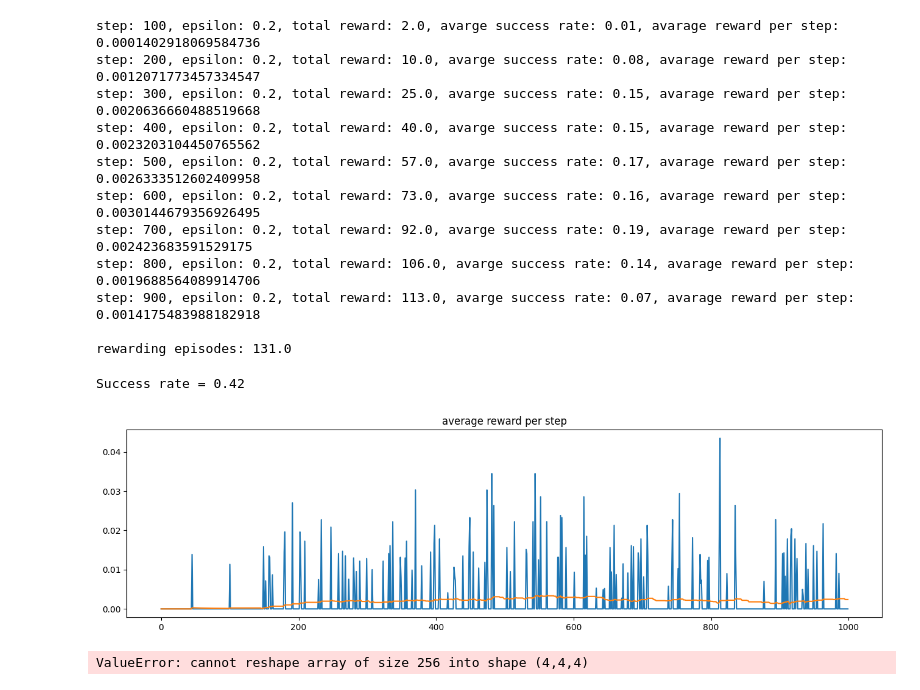
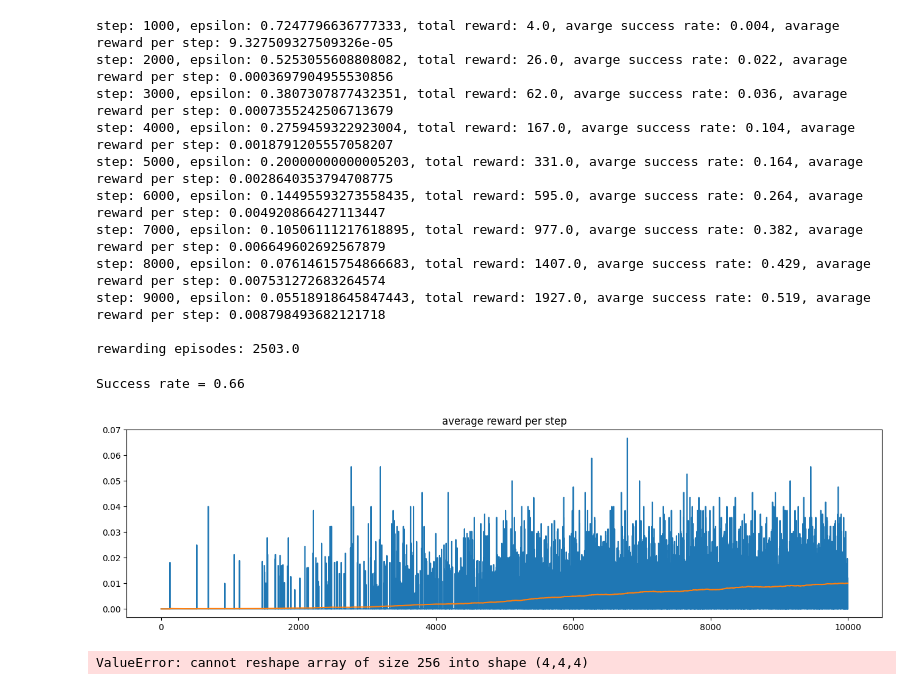
Before and after one commit to tonywang1990/mini-rl, a Jupyter notebook: notebooks/tree_search.ipynb, the cells around one changed output. Drawn from its saved outputs; the diff is of its cells as text; code cells hidden in the pictures.

```diff
--- a/notebooks/tree_search.ipynb
+++ b/notebooks/tree_search.ipynb
@@ -50,46 +48,46 @@ agent = TreeSearchAgent(
     discount_rate=0.95,
     epsilon=0.2,
     learning_rate=0.1,
     agent_type='q_learning',
     planning_steps=2
 )
 
 
 # Start Learning
 for i in range(max_episode):
-    reward, steps = agent.play_episode(env, epsilon=epsilon_schedule)
+    reward, steps = agent.play_episode(env, epsilon=epsilon_schedule[i])
     history.append(reward / steps)
     total_reward += reward
     if i % report_interval == 0 and i != 0:
         print(
             f"step: {i}, epsilon: {agent._epsilon}, total reward: {total_reward}, avarge success rate: {np.sum([x > 0 for x in history[-report_interval:-1]])/report_interval}, avarage reward per step: {np.mean(history[-report_interval:-1])}")
 print(f"\nrewarding episodes: {total_reward}")
 # For off policy learning only: get greedy policy (no exploration)
 agent._policy = get_epsilon_greedy_policy_from_action_values(agent._Q)
 agent._epsilon = 0
 # Run Eval
 success_rate = estimate_success_rate(agent, env, 100)
 print(f"Success rate = {success_rate}")
 # play last episode with video recording
 #agent.play_episode(env, learning=False, video_path=video_path)
 
 plot_history(history)
 # html=render_mp4(video_path)
 # HTML(html)
 # %% [output]
-step: 100, epsilon: 0.2, total reward: 2.0, avarge success rate: 0.01, avarage reward per step: 0.0001402918069584736
-step: 200, epsilon: 0.2, total reward: 10.0, avarge success rate: 0.08, avarage reward per step: 0.0012071773457334547
-step: 300, epsilon: 0.2, total reward: 25.0, avarge success rate: 0.15, avarage reward per step: 0.0020636660488519668
-step: 400, epsilon: 0.2, total reward: 40.0, avarge success rate: 0.15, avarage reward per step: 0.0023203104450765562
-step: 500, epsilon: 0.2, total reward: 57.0, avarge success rate: 0.17, avarage reward per step: 0.0026333512602409958
-step: 600, epsilon: 0.2, total reward: 73.0, avarge success rate: 0.16, avarage reward per step: 0.0030144679356926495
-step: 700, epsilon: 0.2, total reward: 92.0, avarge success rate: 0.19, avarage reward per step: 0.002423683591529175
-step: 800, epsilon: 0.2, total reward: 106.0, avarge success rate: 0.14, avarage reward per step: 0.0019688564089914706
-step: 900, epsilon: 0.2, total reward: 113.0, avarge success rate: 0.07, avarage reward per step: 0.0014175483988182918
+step: 1000, epsilon: 0.7247796636777333, total reward: 4.0, avarge success rate: 0.004, avarage reward per step: 9.327509327509326e-05
+step: 2000, epsilon: 0.5253055608808082, total reward: 26.0, avarge success rate: 0.022, avarage reward per step: 0.0003697904955530856
+step: 3000, epsilon: 0.3807307877432351, total reward: 62.0, avarge success rate: 0.036, avarage reward per step: 0.0007355242506713679
+step: 4000, epsilon: 0.2759459322923004, total reward: 167.0, avarge success rate: 0.104, avarage reward per step: 0.0018791205557058207
+step: 5000, epsilon: 0.20000000000005203, total reward: 331.0, avarge success rate: 0.164, avarage reward per step: 0.0028640353794708775
+step: 6000, epsilon: 0.14495593273558435, total reward: 595.0, avarge success rate: 0.264, avarage reward per step: 0.004920866427113447
+step: 7000, epsilon: 0.10506111217618895, total reward: 977.0, avarge success rate: 0.382, avarage reward per step: 0.006649602692567879
+step: 8000, epsilon: 0.07614615754866683, total reward: 1407.0, avarge success rate: 0.429, avarage reward per step: 0.007531272683264574
+step: 9000, epsilon: 0.05518918645847443, total reward: 1927.0, avarge success rate: 0.519, avarage reward per step: 0.008798493682121718
 
-rewarding episodes: 131.0
+rewarding episodes: 2503.0
-Success rate = 0.42
+Success rate = 0.66
-[figure, old version]
+[figure, new version]
 # %%
 show_state_action_values(agent, 'frozen_lake_4x4')
 # %% [output]
```
Also changed, not shown: parts of 1 cell of this notebook, 2 other files.
